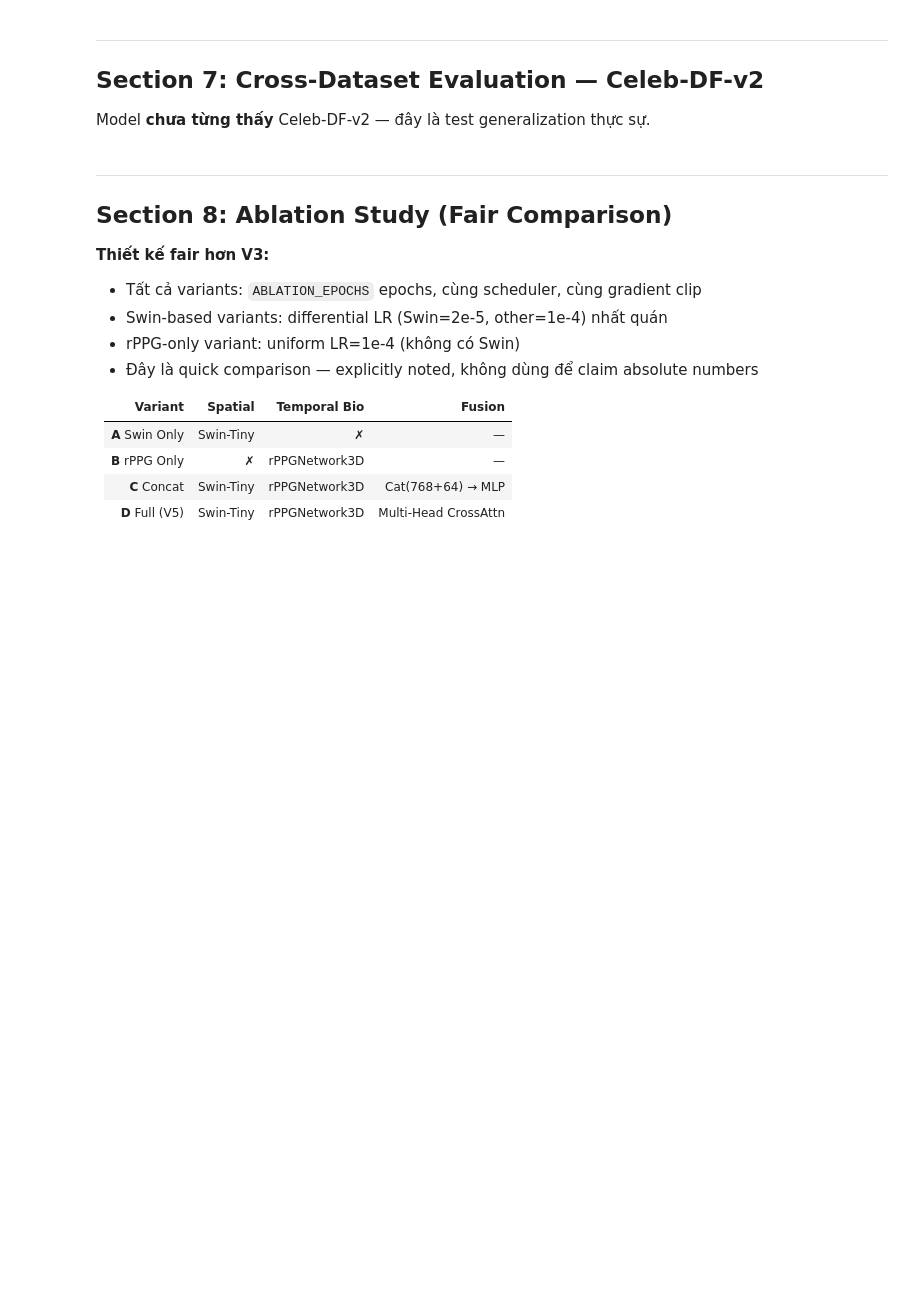
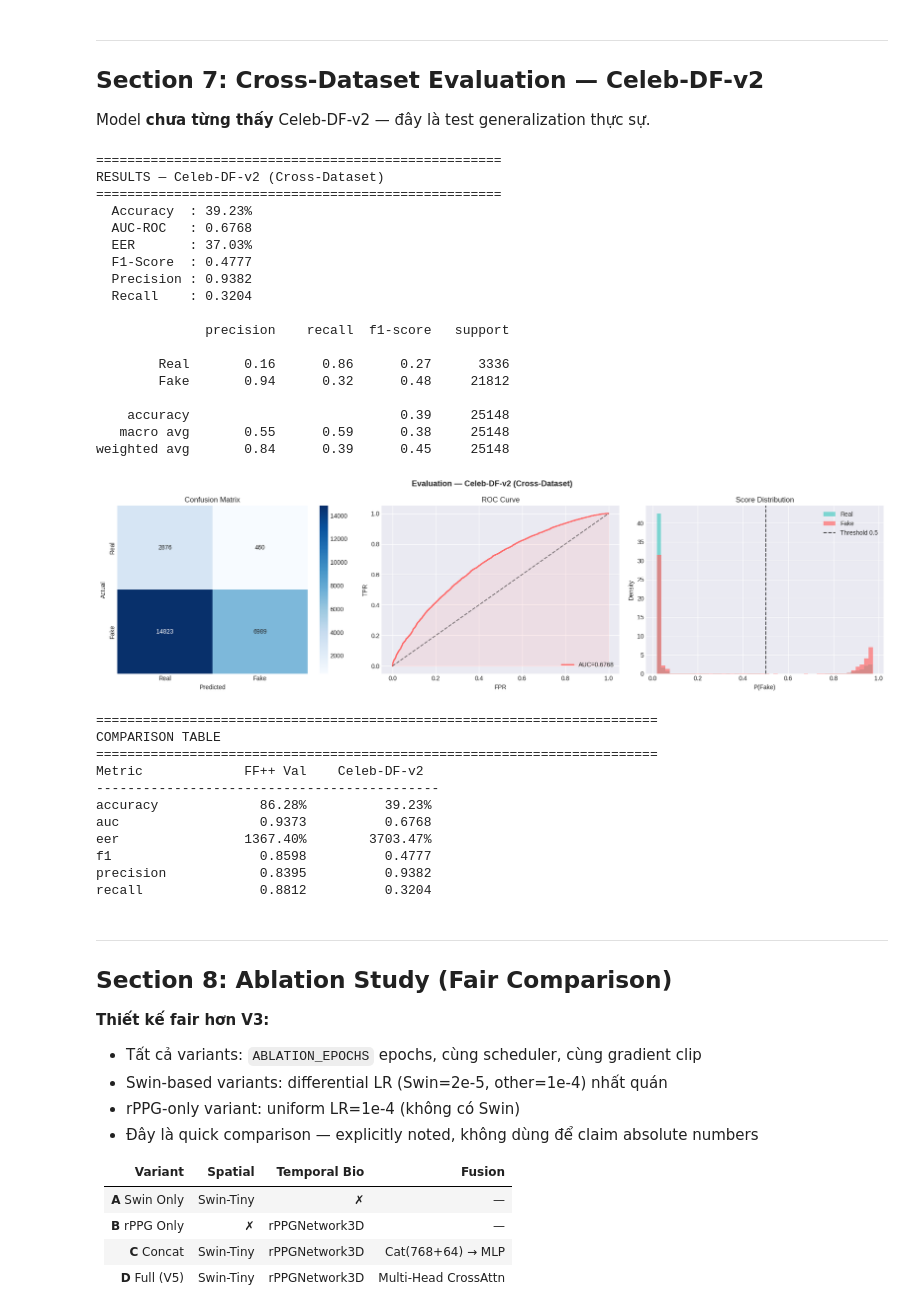
Before and after one commit to Taibro/DeepFake-detection, a Jupyter notebook: train_and_test_model/Deeplearning_project_v4.ipynb, the cells around one changed output. Drawn from its saved outputs; the diff is of its cells as text; code cells hidden in the pictures; blank space fills up the shorter version.

Commit message:
feat: implement MediaPipe Tasks API and train model

```diff
--- a/train_and_test_model/Deeplearning_project_v4.ipynb
+++ b/train_and_test_model/Deeplearning_project_v4.ipynb
@@ -528,12 +613,12 @@ sampler        = WeightedRandomSampler(sample_weights, len(sample_weights),
                                        replacement=True)
 
 train_loader = DataLoader(train_dataset, batch_size=Config.BATCH_SIZE,
-                          sampler=sampler, num_workers=2,
+                          sampler=sampler, num_workers=0,
                           pin_memory=True, drop_last=True)
 val_loader   = DataLoader(val_dataset, batch_size=Config.BATCH_SIZE,
-                          shuffle=False, num_workers=2, pin_memory=True)
+                          shuffle=False, num_workers=0, pin_memory=True)
 test_loader  = DataLoader(test_dataset, batch_size=Config.BATCH_SIZE,
-                          shuffle=False, num_workers=2, pin_memory=True)
+                          shuffle=False, num_workers=0, pin_memory=True)
 
 print(f'DataLoaders ready:')
 print(f'  Train: {len(train_loader)} batches × {Config.BATCH_SIZE}')
@@ -1130,20 +1371,55 @@ print('focuses on regions where biological liveness is disrupted" trong Conclusi
 
 Model **chưa từng thấy** Celeb-DF-v2 — đây là test generalization thực sự.
 # %%
-celeb_results = evaluate_model(model, test_loader, 'Celeb-DF-v2 (Cross-Dataset)')
+if len(test_loader) == 0:
+    print('LỖI: test_loader của Celeb-DF-v2 đang trống (0 samples).')
+    print('Vui lòng quay lại chạy cell Extract Celeb-DF-v2 clips (Section 1), sau đó chạy lại cell DataLoader (Section 2) để cập nhật.')
+else:
+    celeb_results = evaluate_model(model, test_loader, 'Celeb-DF-v2 (Cross-Dataset)')
 
-print('\n' + '=' * 72)
-print('COMPARISON TABLE')
-print('=' * 72)
-print(f'{"Metric":<14} {"FF++ Val":>12} {"Celeb-DF-v2":>14}')
-print('-' * 44)
-for k in ['accuracy', 'auc', 'eer', 'f1', 'precision', 'recall']:
-    ff_v    = ff_results[k]
-    celeb_v = celeb_results[k]
-    if k in ('accuracy', 'eer'):
-        print(f'{k:<14} {ff_v*100:>11.2f}%  {celeb_v*100:>13.2f}%')
-    else:
-        print(f'{k:<14} {ff_v:>12.4f}  {celeb_v:>14.4f}')
+    print('\n' + '=' * 72)
+    print('COMPARISON TABLE')
+    print('=' * 72)
+    print(f'{"Metric":<14} {"FF++ Val":>12} {"Celeb-DF-v2":>14}')
+    print('-' * 44)
+    for k in ['accuracy', 'auc', 'eer', 'f1', 'precision', 'recall']:
+        ff_v    = ff_results[k]
+        celeb_v = celeb_results[k]
+        if k in ('accuracy', 'eer'):
+            print(f'{k:<14} {ff_v*100:>11.2f}%  {celeb_v*100:>13.2f}%')
+        else:
+            print(f'{k:<14} {ff_v:>12.4f}  {celeb_v:>14.4f}')
+# %% [output]
+====================================================
+RESULTS — Celeb-DF-v2 (Cross-Dataset)
+====================================================
+  Accuracy  : 39.23%
+  AUC-ROC   : 0.6768
+  EER       : 37.03%
+  F1-Score  : 0.4777
+  Precision : 0.9382
+  Recall    : 0.3204
+
+              precision    recall  f1-score   support
+
+        Real       0.16      0.86      0.27      3336
+        Fake       0.94      0.32      0.48     21812
+
+    accuracy                           0.39     25148
+   macro avg       0.55      0.59      0.38     25148
+weighted avg       0.84      0.39      0.45     25148
+[figure, added]
+========================================================================
+COMPARISON TABLE
+========================================================================
+Metric             FF++ Val    Celeb-DF-v2
+--------------------------------------------
+accuracy             86.28%          39.23%
+auc                  0.9373          0.6768
+eer                1367.40%        3703.47%
+f1                   0.8598          0.4777
+precision            0.8395          0.9382
+recall               0.8812          0.3204
 # %% [markdown]
 ---
 ## Section 8: Ablation Study (Fair Comparison)
```
Also changed, not shown: parts of 20 cells of this notebook.
